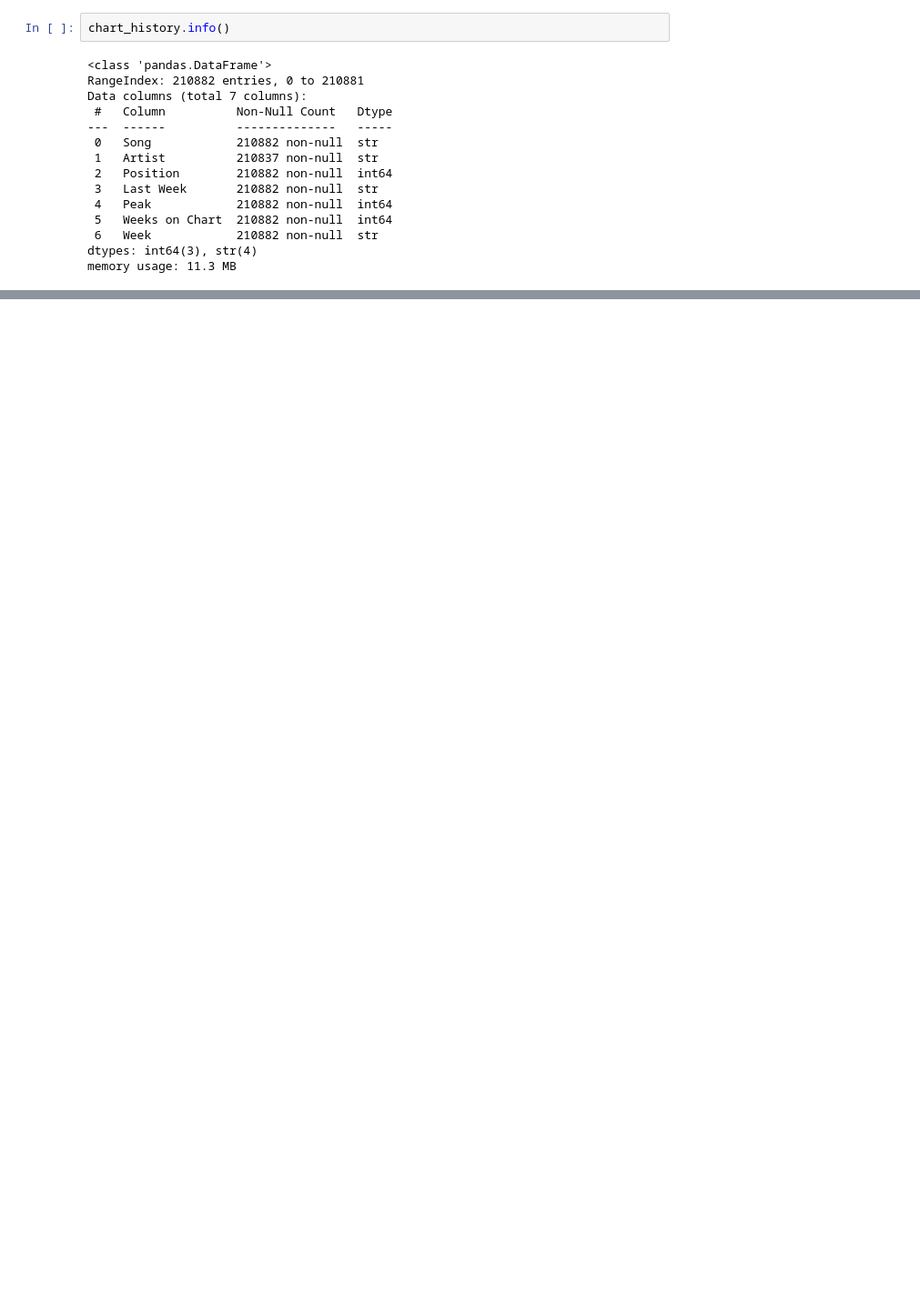
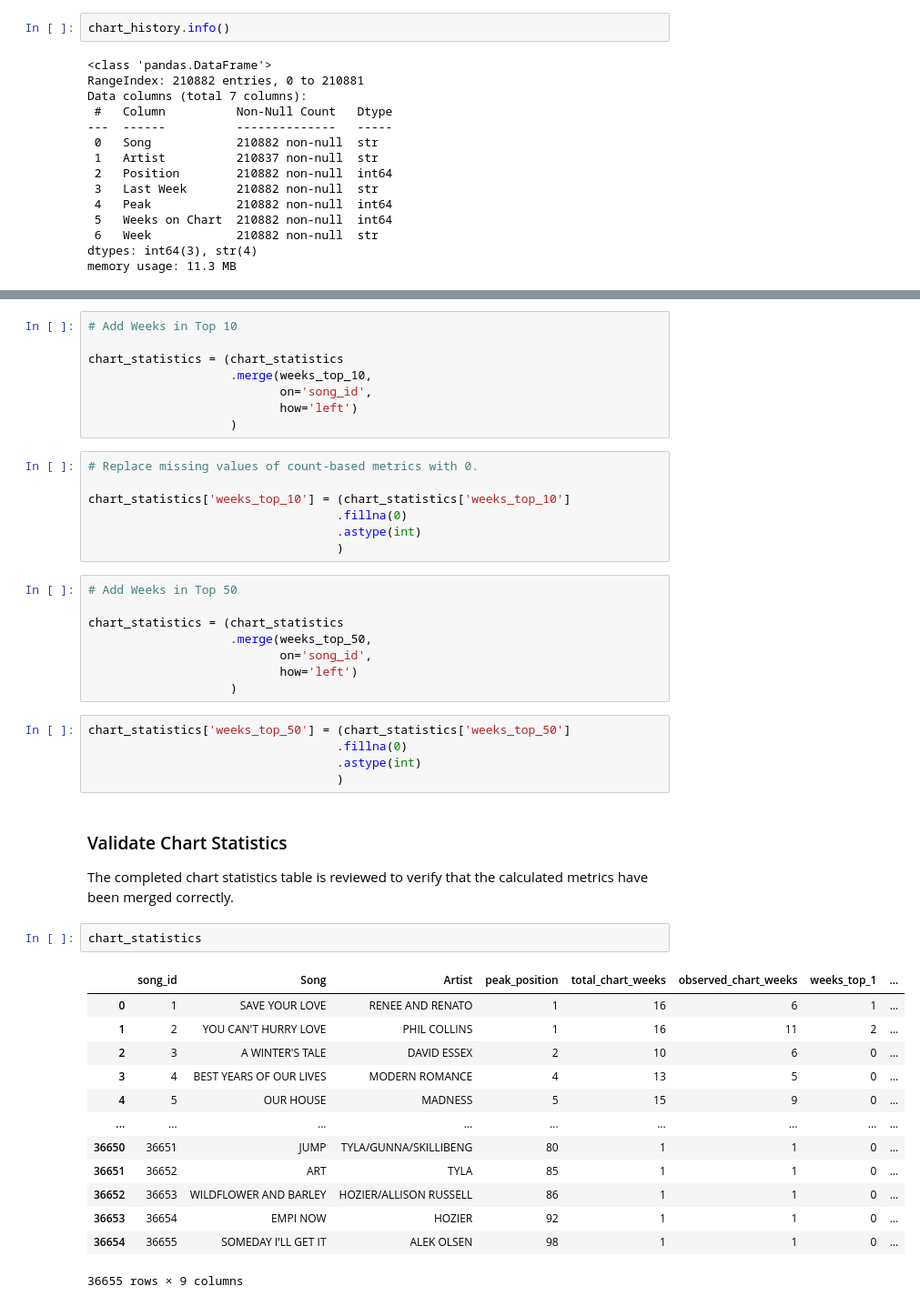
Before and after one commit to Sabrinalyst/what-happened-to-music, a Jupyter notebook: notebooks/03_chart_statistics.ipynb, the cells around one changed output, grey strips where cells are left out. Shown at 91% size. Drawn from its saved outputs; the diff is of its cells as text; blank space fills up the shorter version.

```diff
--- a/notebooks/03_chart_statistics.ipynb
+++ b/notebooks/03_chart_statistics.ipynb
@@ -204,0 +379,49 @@ song_history
+# %%
+# Add Weeks in Top 10
+
+chart_statistics = (chart_statistics
+                    .merge(weeks_top_10,
+                           on='song_id',
+                           how='left')
+                    )
+# %%
+# Replace missing values of count-based metrics with 0.
+
+chart_statistics['weeks_top_10'] = (chart_statistics['weeks_top_10']
+                                   .fillna(0)
+                                   .astype(int)
+                                   )
+# %%
+# Add Weeks in Top 50
+
+chart_statistics = (chart_statistics
+                    .merge(weeks_top_50,
+                           on='song_id',
+                           how='left')
+                    )
+# %%
+chart_statistics['weeks_top_50'] = (chart_statistics['weeks_top_50']
+                                   .fillna(0)
+                                   .astype(int)
+                                   )
+# %% [markdown]
+### Validate Chart Statistics
+
+The completed chart statistics table is reviewed to verify that the calculated
+metrics have been merged correctly.
+# %%
+chart_statistics
+# %% [output]
+|  | song_id | Song | Artist | peak_position | total_chart_weeks | observed_chart_weeks | weeks_top_1 | ... |
+| 0 | 1 | SAVE YOUR LOVE | RENEE AND RENATO | 1 | 16 | 6 | 1 | ... |
+| 1 | 2 | YOU CAN'T HURRY LOVE | PHIL COLLINS | 1 | 16 | 11 | 2 | ... |
+| 2 | 3 | A WINTER'S TALE | DAVID ESSEX | 2 | 10 | 6 | 0 | ... |
+| 3 | 4 | BEST YEARS OF OUR LIVES | MODERN ROMANCE | 4 | 13 | 5 | 0 | ... |
+| 4 | 5 | OUR HOUSE | MADNESS | 5 | 15 | 9 | 0 | ... |
+| ... | ... | ... | ... | ... | ... | ... | ... | ... |
+| 36650 | 36651 | JUMP | TYLA/GUNNA/SKILLIBENG | 80 | 1 | 1 | 0 | ... |
+| 36651 | 36652 | ART | TYLA | 85 | 1 | 1 | 0 | ... |
+| 36652 | 36653 | WILDFLOWER AND BARLEY | HOZIER/ALLISON RUSSELL | 86 | 1 | 1 | 0 | ... |
+| 36653 | 36654 | EMPI NOW | HOZIER | 92 | 1 | 1 | 0 | ... |
+| 36654 | 36655 | SOMEDAY I'LL GET IT | ALEK OLSEN | 98 | 1 | 1 | 0 | ... |
+36655 rows × 9 columns
```
Also changed, not shown: parts of 41 cells of this notebook, 1 other file.
